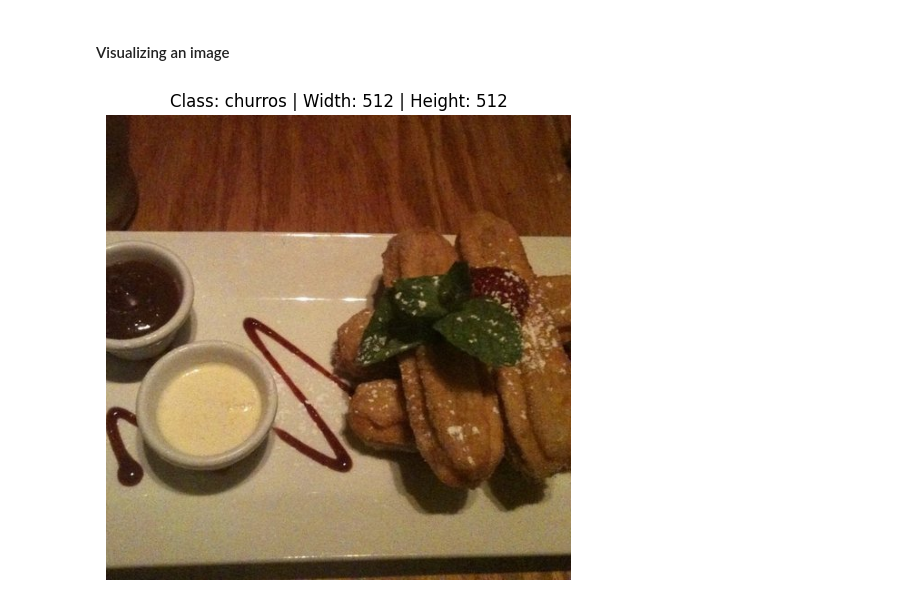
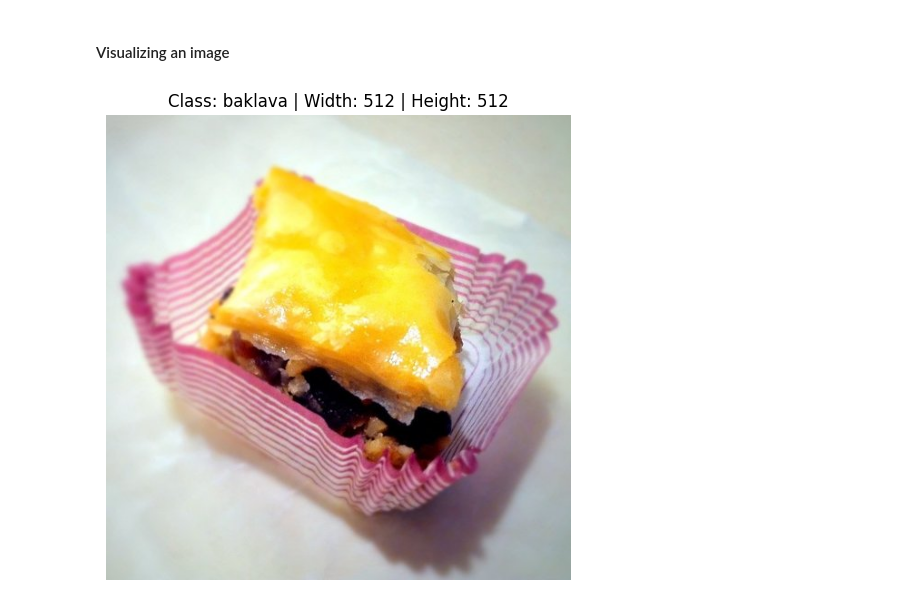
Before and after one commit to pmadzia/food-classification, a Jupyter notebook: notebooks/food_classification.ipynb, the cells around one changed output. Drawn from its saved outputs; the diff is of its cells as text; code cells hidden in the pictures.

Commit message:
visualizing an image

```diff
--- a/notebooks/food_classification.ipynb
+++ b/notebooks/food_classification.ipynb
@@ -63,22 +62,17 @@ There are 0 directories and 150 images in '..\data\processed\baklava_churros_che
 # %% [markdown]
 #### Visualizing an image
 # %%
-import random
-from PIL import Image
+image_paths_list = list(extracted_data.glob('*/*/*.jpg'))
+image_path = image_paths_list[0]
+image_class = image_path.parent.stem
 
-random.seed(42)
-
-image_paths_list = list(extracted_data.glob('*/*/*.jpg'))
-random_image_path = random.choice(image_paths_list)
-image_class = random_image_path.parent.stem
-
-img = Image.open(random_image_path)
+img = Image.open(image_path)
 img_as_array = np.asarray(img)
 
 plt.figure(figsize=(6, 8))
 plt.imshow(img_as_array)
 plt.title(f'Class: {image_class} | Width: {img.width} | Height: {img.height}')
 plt.axis(False)
 plt.show()
 # %% [output]
-[figure, old version]
+[figure, new version]
```
Also changed, not shown: parts of 1 cell of this notebook.
